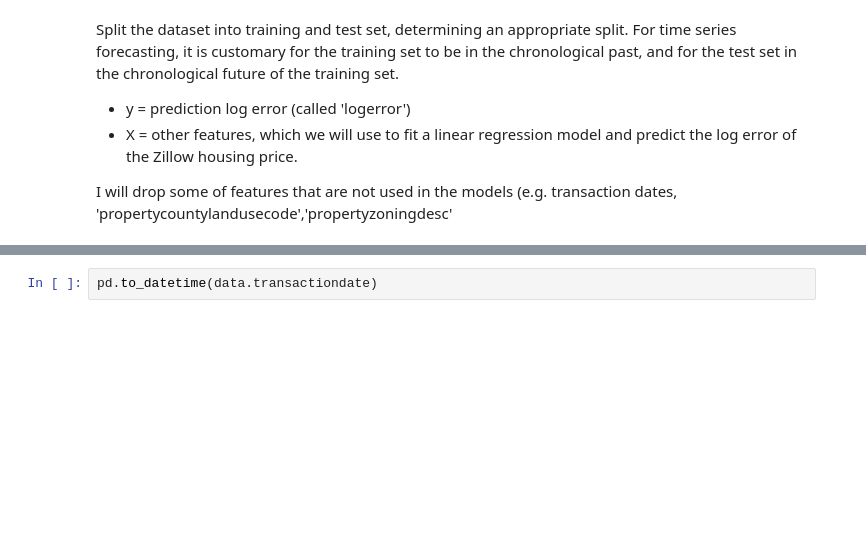
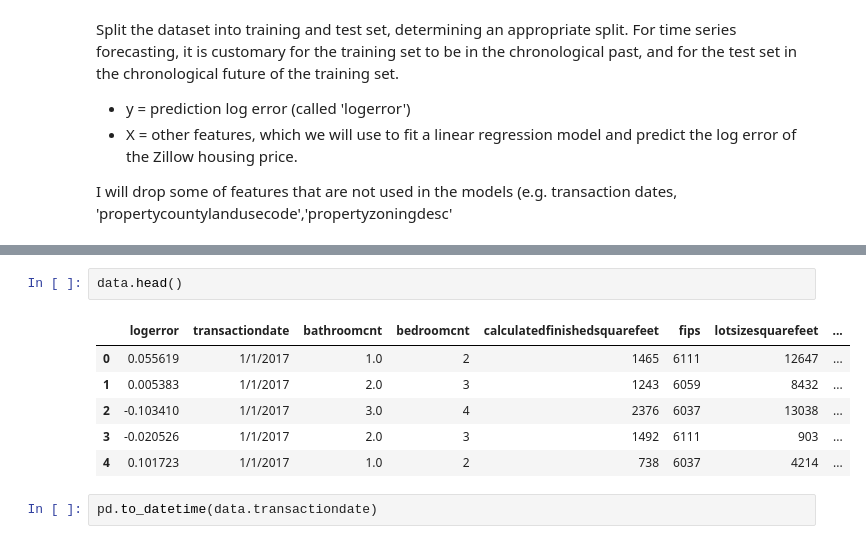
Before and after one commit to khanhly4682/Springboard_MachineLearning, a Jupyter notebook: Zillow_price/zillow_house_predict-checkpoint.ipynb, the cells around one changed output, grey strips where cells are left out. Cells and saved outputs as stored; diff of their text form; blank space fills up the shorter version.

```diff
--- a/Zillow_price/zillow_house_predict-checkpoint.ipynb
+++ b/Zillow_price/zillow_house_predict-checkpoint.ipynb
@@ -139,3 +143,12 @@ data = df.drop(columns=['propertycountylandusecode', 'propertyzoningdesc'])
+# %%
+data.head()
+# %% [output]
+|  | logerror | transactiondate | bathroomcnt | bedroomcnt | calculatedfinishedsquarefeet | fips | lotsizesquarefeet | ... |
+| 0 | 0.055619 | 1/1/2017 | 1.0 | 2 | 1465 | 6111 | 12647 | ... |
+| 1 | 0.005383 | 1/1/2017 | 2.0 | 3 | 1243 | 6059 | 8432 | ... |
+| 2 | -0.103410 | 1/1/2017 | 3.0 | 4 | 2376 | 6037 | 13038 | ... |
+| 3 | -0.020526 | 1/1/2017 | 2.0 | 3 | 1492 | 6111 | 903 | ... |
+| 4 | 0.101723 | 1/1/2017 | 1.0 | 2 | 738 | 6037 | 4214 | ... |
 # %%
 pd.to_datetime(data.transactiondate)
 # %% [output]
```
Also changed, not shown: parts of 44 cells of this notebook.
